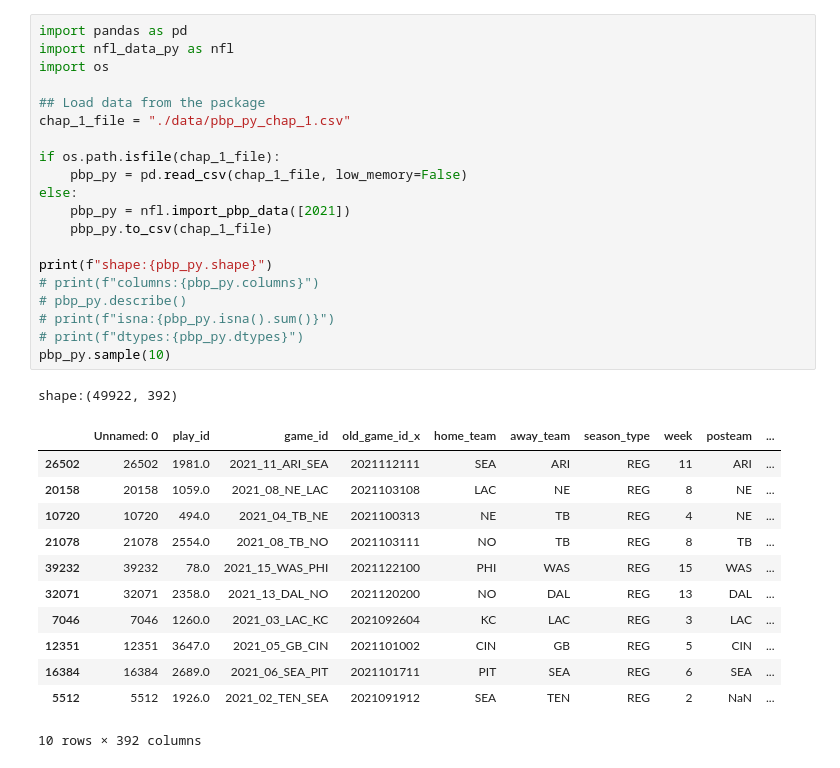
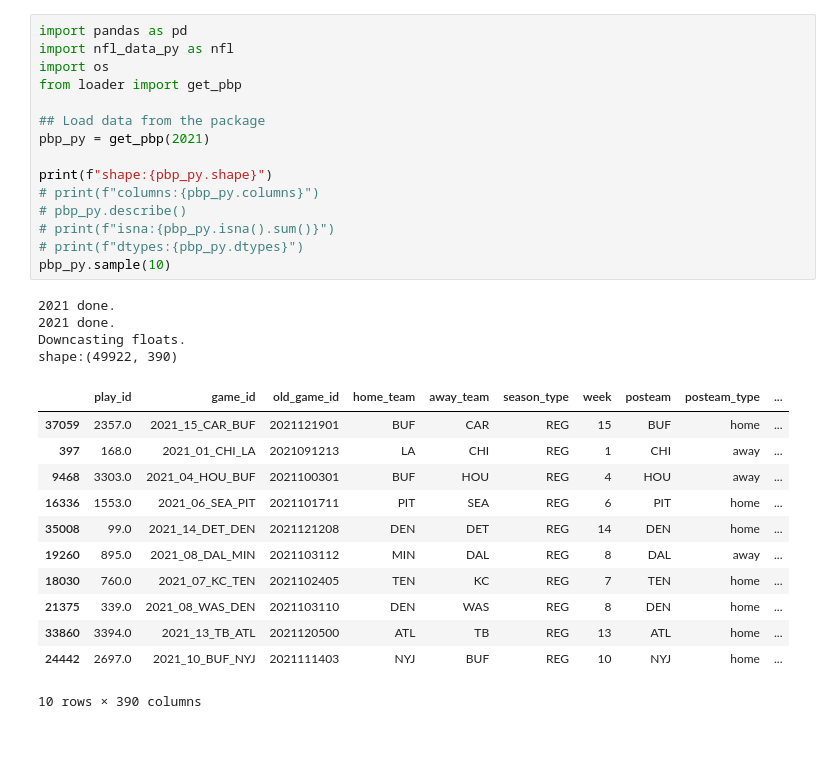
Before and after one commit to maxo99/football_book_code, a Jupyter notebook: 01_Football_Analytics.ipynb, the cells around one changed output. Cells and saved outputs as stored; diff of their text form; blank space fills up the shorter version.

```diff
--- a/01_Football_Analytics.ipynb
+++ b/01_Football_Analytics.ipynb
@@ -1,37 +1,35 @@
 # %%
 import pandas as pd
 import nfl_data_py as nfl
 import os
+from loader import get_pbp
 
 ## Load data from the package
-chap_1_file = "./data/pbp_py_chap_1.csv"
-
-if os.path.isfile(chap_1_file):
-    pbp_py = pd.read_csv(chap_1_file, low_memory=False)
-else:
-    pbp_py = nfl.import_pbp_data([2021])
-    pbp_py.to_csv(chap_1_file)
+pbp_py = get_pbp(2021)
 
 print(f"shape:{pbp_py.shape}")
 # print(f"columns:{pbp_py.columns}")
 # pbp_py.describe()
 # print(f"isna:{pbp_py.isna().sum()}")
 # print(f"dtypes:{pbp_py.dtypes}")
 pbp_py.sample(10)
 # %% [output]
-shape:(49922, 392)
+2021 done.
+2021 done.
+Downcasting floats.
+shape:(49922, 390)
-|  | Unnamed: 0 | play_id | game_id | old_game_id_x | home_team | away_team | season_type | week | posteam | ... |
-| 26502 | 26502 | 1981.0 | 2021_11_ARI_SEA | 2021112111 | SEA | ARI | REG | 11 | ARI | ... |
-| 20158 | 20158 | 1059.0 | 2021_08_NE_LAC | 2021103108 | LAC | NE | REG | 8 | NE | ... |
-| 10720 | 10720 | 494.0 | 2021_04_TB_NE | 2021100313 | NE | TB | REG | 4 | NE | ... |
-| 21078 | 21078 | 2554.0 | 2021_08_TB_NO | 2021103111 | NO | TB | REG | 8 | TB | ... |
-| 39232 | 39232 | 78.0 | 2021_15_WAS_PHI | 2021122100 | PHI | WAS | REG | 15 | WAS | ... |
-| 32071 | 32071 | 2358.0 | 2021_13_DAL_NO | 2021120200 | NO | DAL | REG | 13 | DAL | ... |
-| 7046 | 7046 | 1260.0 | 2021_03_LAC_KC | 2021092604 | KC | LAC | REG | 3 | LAC | ... |
-| 12351 | 12351 | 3647.0 | 2021_05_GB_CIN | 2021101002 | CIN | GB | REG | 5 | CIN | ... |
-| 16384 | 16384 | 2689.0 | 2021_06_SEA_PIT | 2021101711 | PIT | SEA | REG | 6 | SEA | ... |
-| 5512 | 5512 | 1926.0 | 2021_02_TEN_SEA | 2021091912 | SEA | TEN | REG | 2 | NaN | ... |
+|  | play_id | game_id | old_game_id | home_team | away_team | season_type | week | posteam | posteam_type | ... |
+| 37059 | 2357.0 | 2021_15_CAR_BUF | 2021121901 | BUF | CAR | REG | 15 | BUF | home | ... |
+| 397 | 168.0 | 2021_01_CHI_LA | 2021091213 | LA | CHI | REG | 1 | CHI | away | ... |
+| 9468 | 3303.0 | 2021_04_HOU_BUF | 2021100301 | BUF | HOU | REG | 4 | HOU | away | ... |
+| 16336 | 1553.0 | 2021_06_SEA_PIT | 2021101711 | PIT | SEA | REG | 6 | PIT | home | ... |
+| 35008 | 99.0 | 2021_14_DET_DEN | 2021121208 | DEN | DET | REG | 14 | DEN | home | ... |
+| 19260 | 895.0 | 2021_08_DAL_MIN | 2021103112 | MIN | DAL | REG | 8 | DAL | away | ... |
+| 18030 | 760.0 | 2021_07_KC_TEN | 2021102405 | TEN | KC | REG | 7 | TEN | home | ... |
+| 21375 | 339.0 | 2021_08_WAS_DEN | 2021103110 | DEN | WAS | REG | 8 | DEN | home | ... |
+| 33860 | 3394.0 | 2021_13_TB_ATL | 2021120500 | ATL | TB | REG | 13 | ATL | home | ... |
+| 24442 | 2697.0 | 2021_10_BUF_NYJ | 2021111403 | NYJ | BUF | REG | 10 | NYJ | home | ... |
-10 rows × 392 columns
+10 rows × 390 columns
 # %%
 
 ## filter out passing data
```
Also changed, not shown: parts of 2 cells of this notebook, 37 other files.
